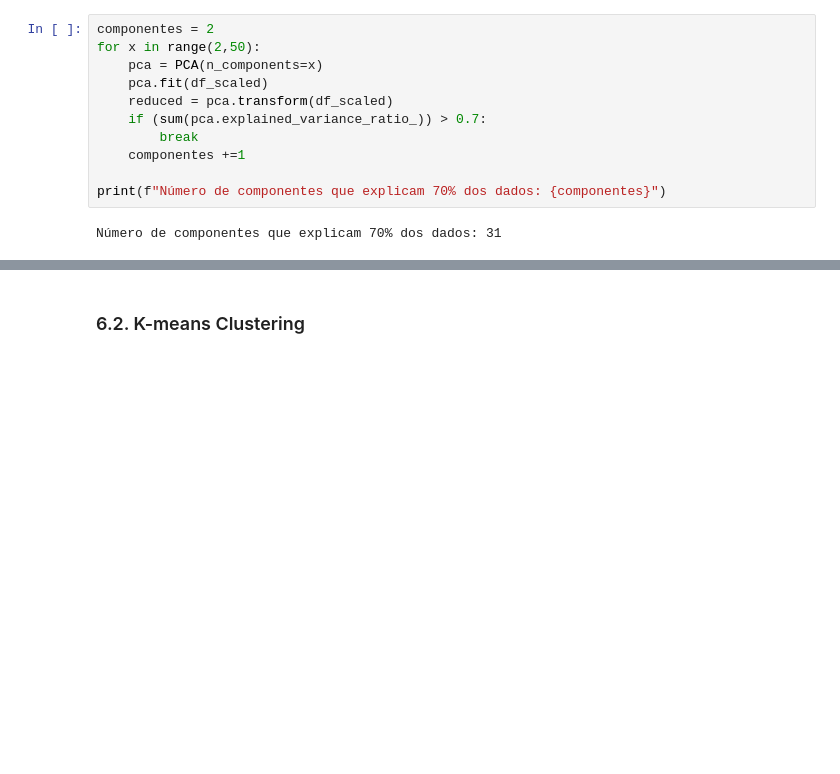
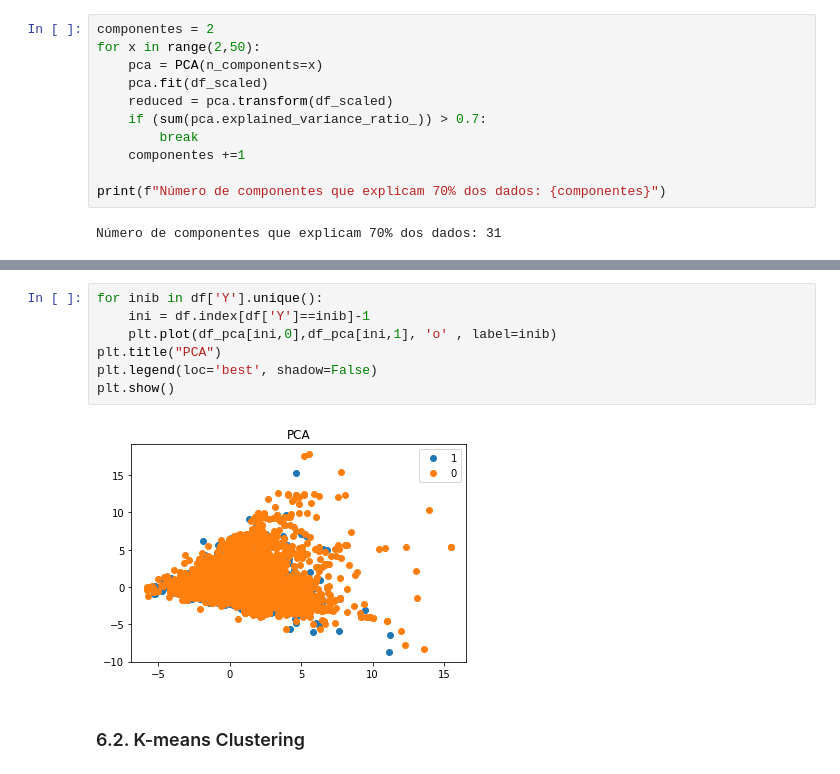
Before and after one commit to BrunoAGSa/Extra-o_Work, a Jupyter notebook: Trabalho parte 2/cyp2c9/trabalho 2.ipynb, the cells around one changed output, grey strips where cells are left out. Drawn from its saved outputs; the diff is of its cells as text; blank space fills up the shorter version.

```diff
--- a/Trabalho parte 2/cyp2c9/trabalho 2.ipynb
+++ b/Trabalho parte 2/cyp2c9/trabalho 2.ipynb
@@ -608,3 +619,12 @@ array([[ 0.49811283,  0.84729889, -0.30491103, ...,  0.06498056,
+# %%
+for inib in df['Y'].unique():
+    ini = df.index[df['Y']==inib]-1
+    plt.plot(df_pca[ini,0],df_pca[ini,1], 'o' , label=inib)
+plt.title("PCA")
+plt.legend(loc='best', shadow=False)
+plt.show()
+# %% [output]
+[figure, added]
 # %% [markdown]
 ### 6.2. K-means Clustering
 # %% [markdown]
```
Also changed, not shown: parts of 23 cells of this notebook.
